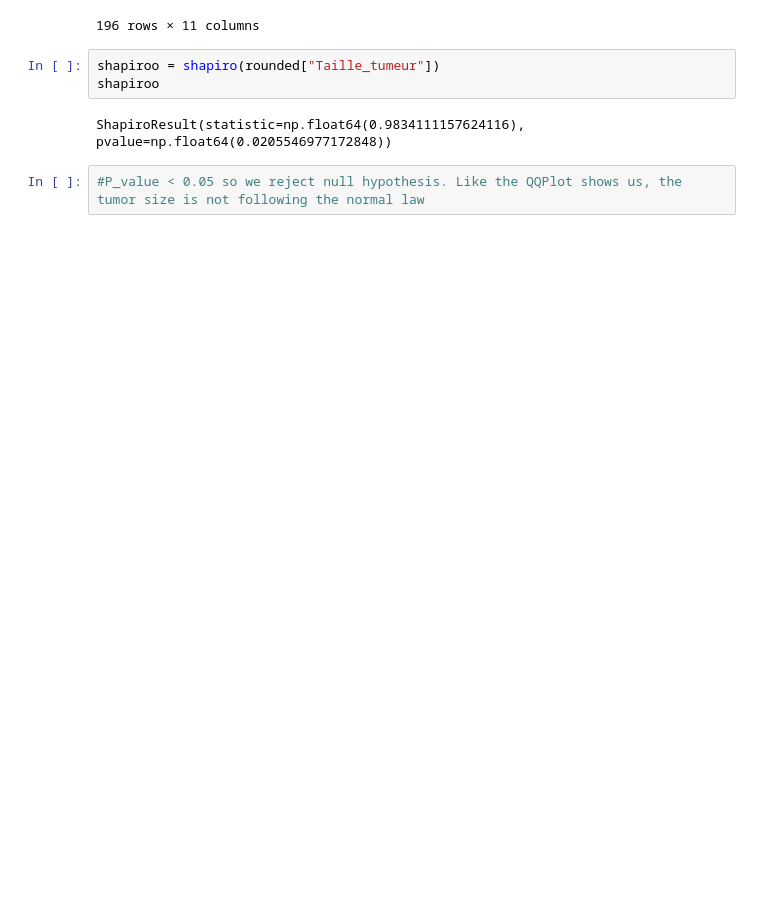
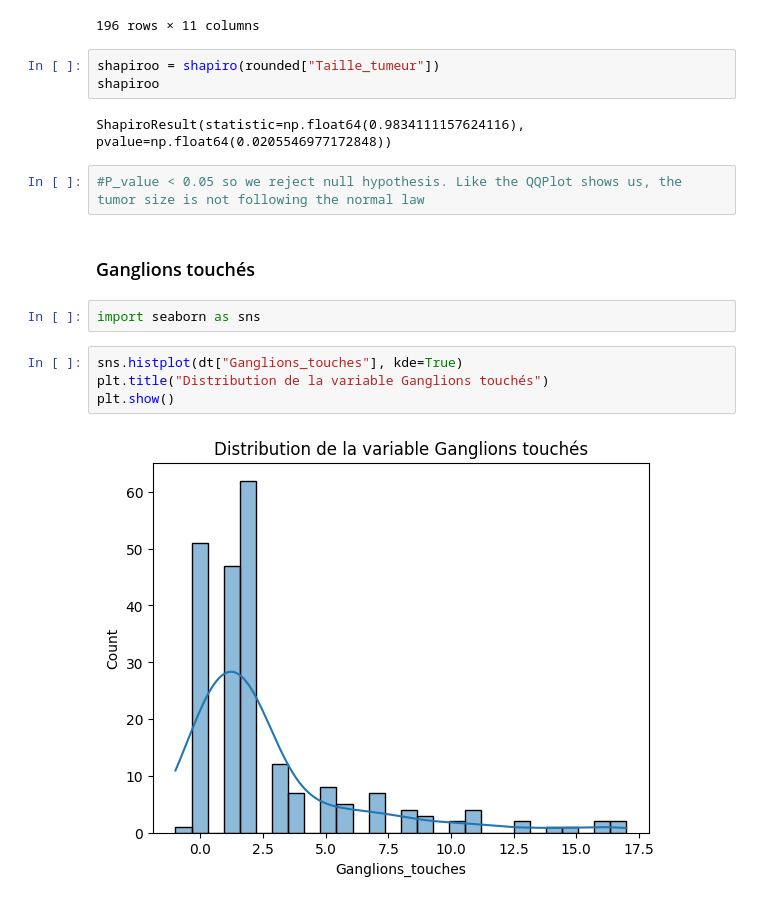
Before and after one commit to dev-byTN/Cancer_Model-Project, a Jupyter notebook: Python_Analysis.ipynb, the cells around one changed output. Saved outputs shown, nothing was run; the diff lists cells and outputs as text; blank space fills up the shorter version.

```diff
--- a/Python_Analysis.ipynb
+++ b/Python_Analysis.ipynb
@@ -151,3 +185,13 @@ shapiroo
 ShapiroResult(statistic=np.float64(0.9834111157624116), pvalue=np.float64(0.0205546977172848))
 # %%
 #P_value < 0.05 so we reject null hypothesis. Like the QQPlot shows us, the tumor size is not following the normal law
+# %% [markdown]
+<h3>Ganglions touchés</h3>
+# %%
+import seaborn as sns
+# %%
+sns.histplot(dt["Ganglions_touches"], kde=True)
+plt.title("Distribution de la variable Ganglions touchés")
+plt.show()
+# %% [output]
+[figure, added]
```
Also changed, not shown: parts of 8 cells of this notebook.
